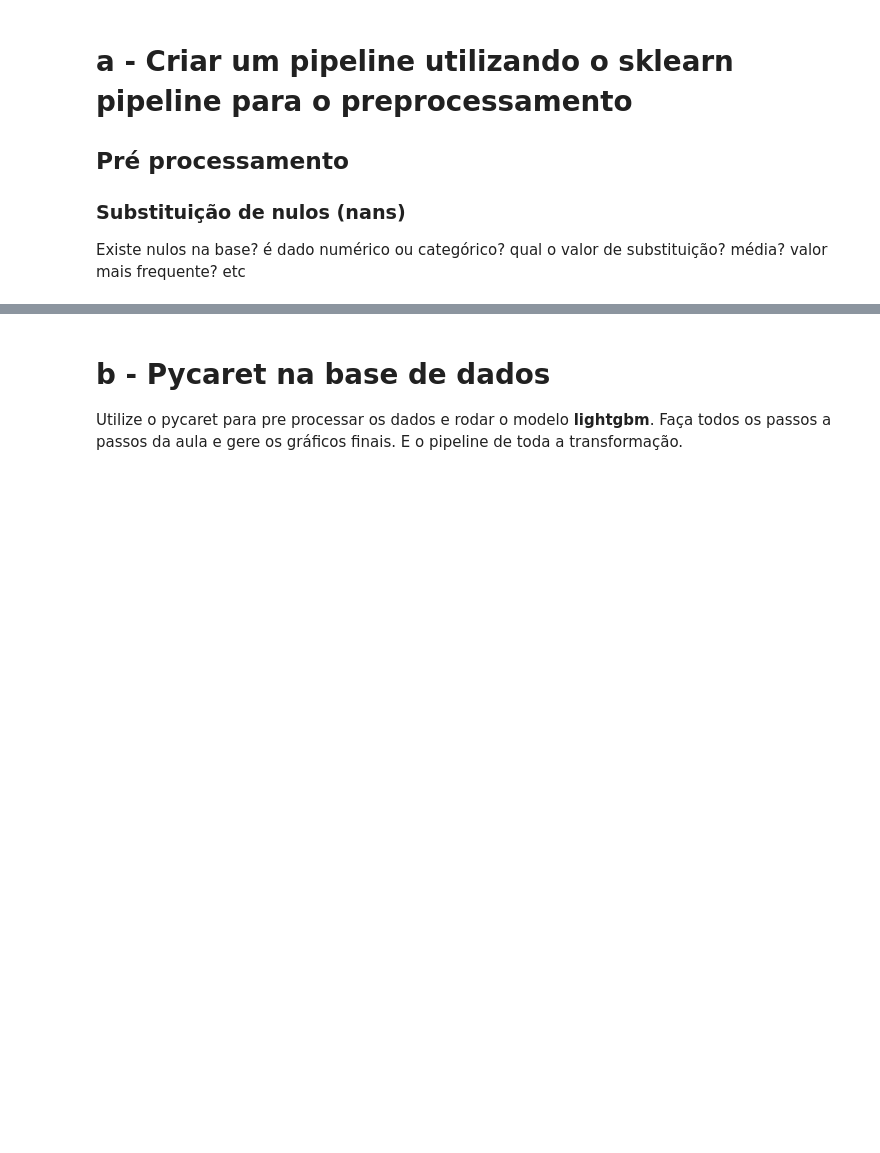
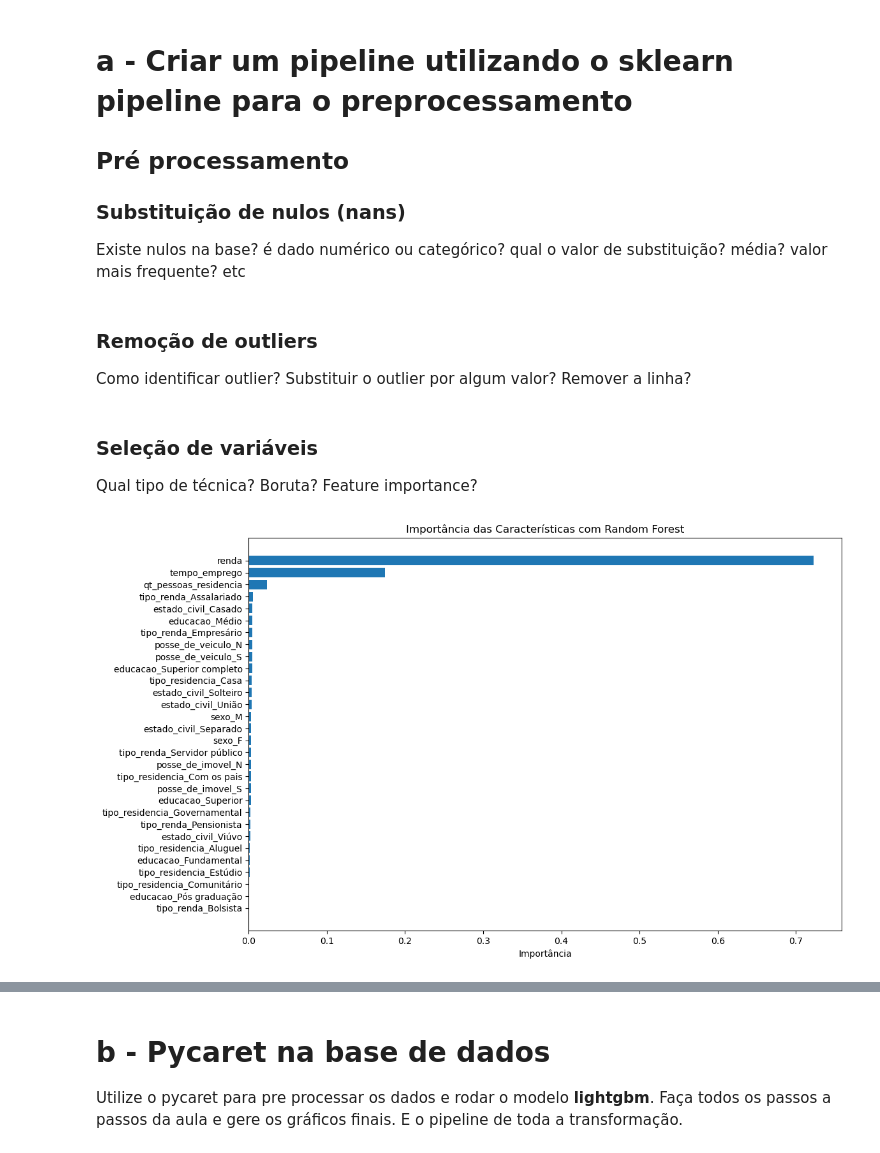
Before and after one commit to Jefersonfranca/EBAC_Curso_Cientista_de_Dados, a Jupyter notebook: Modulo 38 Streamlit VI e Pycaret/Exercicio/Mod38Exercicio1.ipynb, the cells around one changed output, grey strips where cells are left out. Drawn from its saved outputs; the diff is of its cells as text; code cells hidden in the pictures; blank space fills up the shorter version.

```diff
--- a/Modulo 38 Streamlit VI e Pycaret/Exercicio/Mod38Exercicio1.ipynb
+++ b/Modulo 38 Streamlit VI e Pycaret/Exercicio/Mod38Exercicio1.ipynb
@@ -333,0 +371,4 @@ Existe nulos na base? é dado numérico ou categórico? qual o valor de substitu
+# %% [markdown]
+### Remoção de outliers
+
+Como identificar outlier? Substituir o outlier por algum valor? Remover a linha?
@@ -333,0 +383,51 @@ Existe nulos na base? é dado numérico ou categórico? qual o valor de substitu
+# %%
+# Remover outliers antes do pré-processamento
+df_cleaned = remove_outliers(df, numeric_features)
+
+# Aplicar o pipeline de pré-processamento ao DataFrame limpo
+df_processed = preprocessor.fit_transform(df_cleaned)
+# %%
+# Obter os nomes das colunas após a codificação one-hot
+df_processed = preprocessor.fit_transform(df)
+cat_feature_names = preprocessor.named_transformers_['cat']['onehot'].get_feature_names_out(categorical_features)
+all_feature_names = np.concatenate([numeric_features, cat_feature_names])
+
+# Transformar o array de volta em um DataFrame
+df_processed = pd.DataFrame(df_processed, columns=all_feature_names)
+# %% [markdown]
+### Seleção de variáveis
+
+Qual tipo de técnica? Boruta? Feature importance?
+# %%
+from sklearn.ensemble import RandomForestClassifier
+
+# Aplicar o pipeline de pré-processamento ao DataFrame limpo
+X_processed = preprocessor.fit_transform(df_cleaned)
+y = df_cleaned['mau']  # Ajuste isso se a variável alvo for diferente
+
+# Treinar o modelo de Random Forest
+model = RandomForestClassifier(n_estimators=100, random_state=0)
+model.fit(X_processed, y)
+
+# Obter importâncias das características
+importances = model.feature_importances_
+
+# Obter nomes das características após a codificação one-hot
+cat_feature_names = preprocessor.named_transformers_['cat']['onehot'].get_feature_names_out(categorical_features)
+all_feature_names = np.concatenate([numeric_features, cat_feature_names])
+
+# Criar DataFrame com importâncias das características
+feature_importance_df = pd.DataFrame({
+    'Feature': all_feature_names,
+    'Importance': importances
+}).sort_values(by='Importance', ascending=False)
+
+# Plotar a importância das características
+plt.figure(figsize=(12, 8))
+plt.barh(feature_importance_df['Feature'], feature_importance_df['Importance'])
+plt.xlabel('Importância')
+plt.title('Importância das Características com Random Forest')
+plt.gca().invert_yaxis()  # Inverter o eixo y para que as características mais importantes fiquem no topo
+plt.show()
+# %% [output]
+[figure, added]
```
Also changed, not shown: parts of 51 cells of this notebook.
